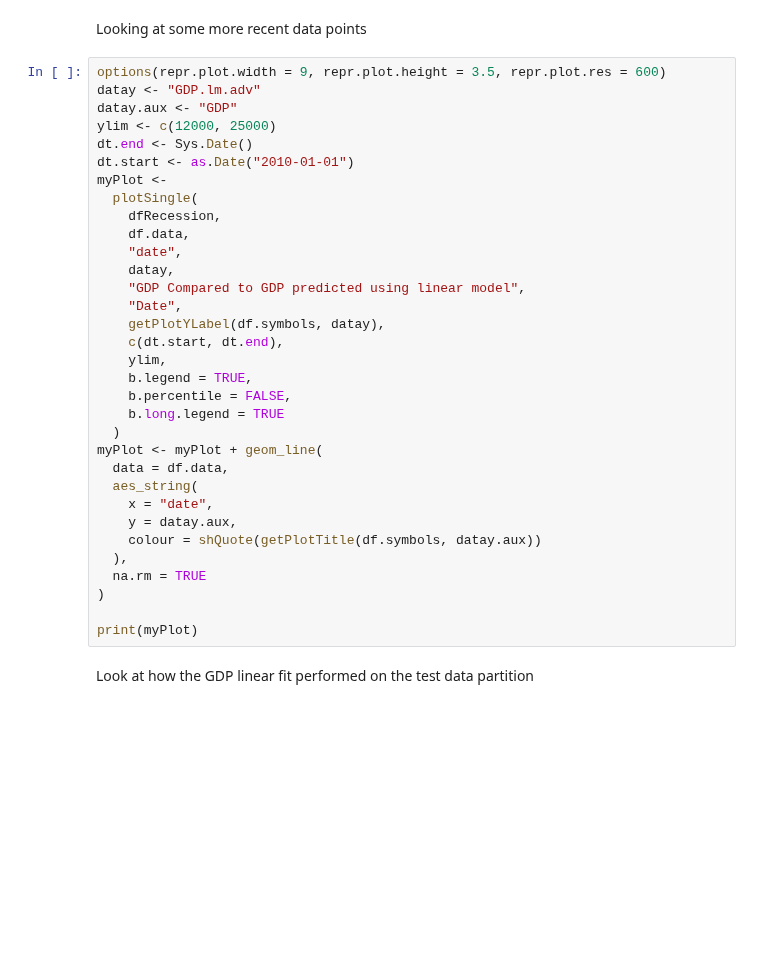
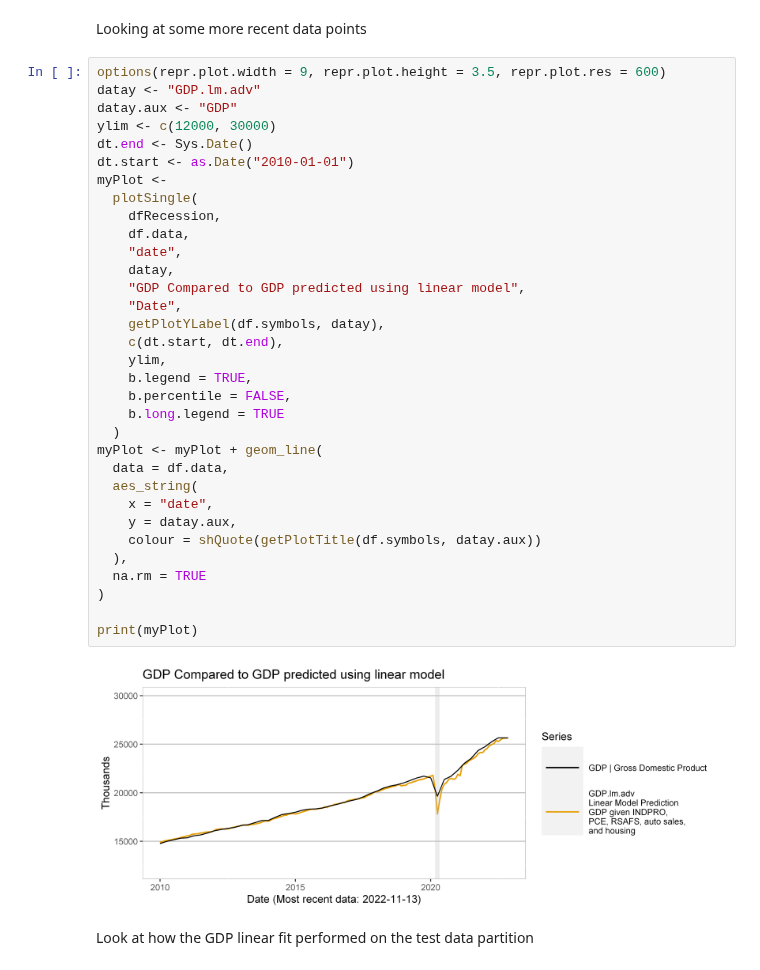
Before and after one commit to MoreCoffee12/Economics, a Jupyter notebook: GDPModels.ipynb, the cells around one changed output. Cells and saved outputs as stored; diff of their text form; blank space fills up the shorter version.

```diff
--- a/GDPModels.ipynb
+++ b/GDPModels.ipynb
@@ -1044,35 +1111,37 @@ Looking at some more recent data points
 options(repr.plot.width = 9, repr.plot.height = 3.5, repr.plot.res = 600)
 datay <- "GDP.lm.adv"
 datay.aux <- "GDP"
-ylim <- c(12000, 25000)
+ylim <- c(12000, 30000)
 dt.end <- Sys.Date()
 dt.start <- as.Date("2010-01-01")
 myPlot <-
   plotSingle(
     dfRecession,
     df.data,
     "date",
     datay,
     "GDP Compared to GDP predicted using linear model",
     "Date",
     getPlotYLabel(df.symbols, datay),
     c(dt.start, dt.end),
     ylim,
     b.legend = TRUE,
     b.percentile = FALSE,
     b.long.legend = TRUE
   )
 myPlot <- myPlot + geom_line(
   data = df.data,
   aes_string(
     x = "date",
     y = datay.aux,
     colour = shQuote(getPlotTitle(df.symbols, datay.aux))
   ),
   na.rm = TRUE
 )
 
 print(myPlot)
+# %% [output]
+[figure, added]
 # %% [markdown]
 Look at how the GDP linear fit performed on the test data partition
 # %%
```
Also changed, not shown: parts of 22 cells of this notebook, 1 other file.
